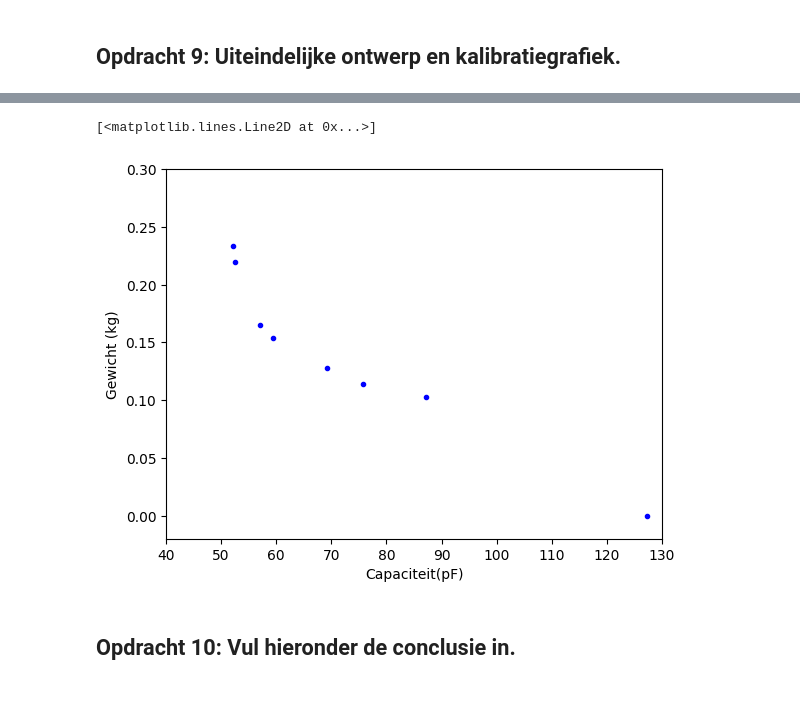
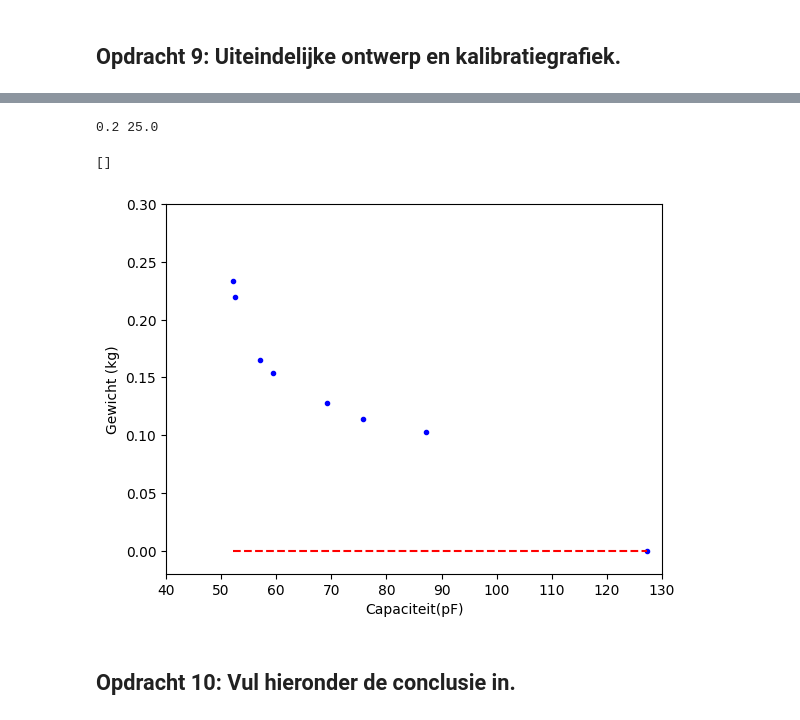
Before and after one commit to Rune-TuDelft/opdrachten-DEF-D, a Jupyter notebook: FysiekeOntwerpopdrachten/2OntwerpEenSensorCondensator/DEFOntwerpopdracht2OntwerpEenSensorInvulTemplate.ipynb, the cells around one changed output, grey strips where cells are left out. Drawn from its saved outputs; the diff is of its cells as text; code cells hidden in the pictures.

```diff
--- a/FysiekeOntwerpopdrachten/2OntwerpEenSensorCondensator/DEFOntwerpopdracht2OntwerpEenSensorInvulTemplate.ipynb
+++ b/FysiekeOntwerpopdrachten/2OntwerpEenSensorCondensator/DEFOntwerpopdracht2OntwerpEenSensorInvulTemplate.ipynb
@@ -97,10 +97,10 @@ gewicht_array = np.array([646, 0, 486, 283.5, 143, 53.7, 316])*1e-3
 x_array = np.array([38.3, 13.25, 32.5, 25.6, 19.8, 17.1, 26.5])*1e-2
 
 popt, pcov = curve_fit(veerconstante, x_array, gewicht_array)
-c = popt[0]
+Cv = popt[0]
 b = popt[1]
 
-print ('c:', c, 'N/m')
+print ('c:', Cv, 'N/m')
 print ('b:', b)
 # %% [output]
 c: 25.971377842342594 N/m
@@ -203,7 +203,7 @@ from scipy.optimize import curve_fit
 gewicht_metingen = np.array([0,103,113.6,128.1,154,165,219.7,233.3])*1e-3
 capaciteit_metingen = np.array([127.2,87.1,75.8,69.2,59.5,57.1,52.6,52.1])
 
-c_veer = c # veerconstante
+c_veer = Cv # veerconstante
 
 # functie voor fit
 def epsilon_r_fit(C_plaat, A, d):
@@ -251,40 +251,60 @@ Onze sensor kan nog verbetered worden door de volgende verbeteringen (minimaal 2
 m_array = np.array([0,103,113.6,128.1,154,165,219.7,233.3])*1e-3
 f_array = np.array([127.2,87.1,75.8,69.2,59.5,57.1,52.6,52.1])
 
 def fit_func(u,c_veer, b):
     m = (-c_veer * u)/(g) + b
     return m
 
+A = 1e-2
 d = 1.7e-3
 epsilon_0 = 8.854*1e-12
 epsilon_r_lucht = 1
-epsilon_r_plaat = 15 #bepaald door plaat tussen de condensator platen te drukken en te vergelijken met lucht op dezelfde afstand
-veerc = c
-b = b #komt als overblijfsel bij veerconstante
+epsilon_r_plaat = 5 #bepaald door plaat tussen de condensator platen te drukken en te vergelijken met lucht op dezelfde afstand
+veerc = Cv
+
+#b = b #komt als overblijfsel bij veerconstante
 def fit(m,d):
     C = epsilon_0*((epsilon_r_lucht*(((m-b)*g)/(veerc))*0.1)+(epsilon_r_plaat*(((m-b)*g)/(veerc))*0.1))/d
     return C
 
 
+def fitoskar(m, m0, veerconstante):
+    u = (m+m0) * g/(-veerconstante)
+    C = epsilon_0 * (10 * u * epsilon_r_lucht + (1-10 * u * epsilon_r_plaat)) * A / d
+    return C
+
+var, cov = curve_fit(fitoskar, m_array, f_array, p0=[200*1e-3, 25])
+cap_waardes = np.linspace(np.min(f_array), np.max(f_array), 200)
+m0 = var[0]
+veerconstante = var[1]
+fitresultaat = fitoskar(cap_waardes, m0, veerconstante)
+
+print(m0, veerconstante)
+
+
 popt1, pcov1 = curve_fit(fit,m_array,f_array)
-x_waardes = np.linspace(0.1,1,200)
+
 
 # plt.plot(epsilon_r_lucht*(((x_waardes-b)*g)*0.1),x_waardes)
 # plt.show()
 # plt.plot((epsilon_r_plaat*(((x_waardes-b)*g)/(-veerc))*0.1),x_waardes)
 # plt.show()
+
+
 plt.figure
 plt.plot(f_array, m_array,'b.', label = 'gemeten punten')
+plt.plot(cap_waardes, fitresultaat, 'r--', label = 'fit oskar')
 # plt.plot(fit(x_waardes,popt1[0]),x_waardes)
 #Er is een poging gedaan, maar we zijn niet goed genoeg uit gekomen om iets goed te laten zien.
 plt.xlabel('Capaciteit(pF)')
 plt.ylim(-0.02,0.3)
 plt.xlim(40,130)
 plt.ylabel('Gewicht (kg)')
-plt.plot(c)
+plt.plot()
 # %% [output]
-[<matplotlib.lines.Line2D at 0x...>]
+0.2 25.0
+[]
-[figure, old version]
+[figure, new version]
 # %% [markdown]
 ## Opdracht 10: Vul hieronder de conclusie in.
 # %% [markdown]
```
Also changed, not shown: parts of 1 cell of this notebook.
